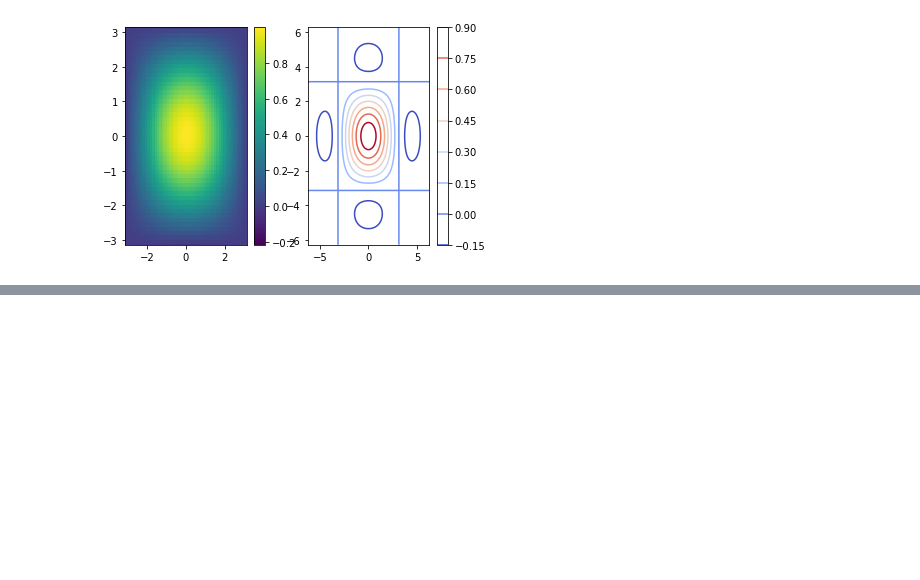
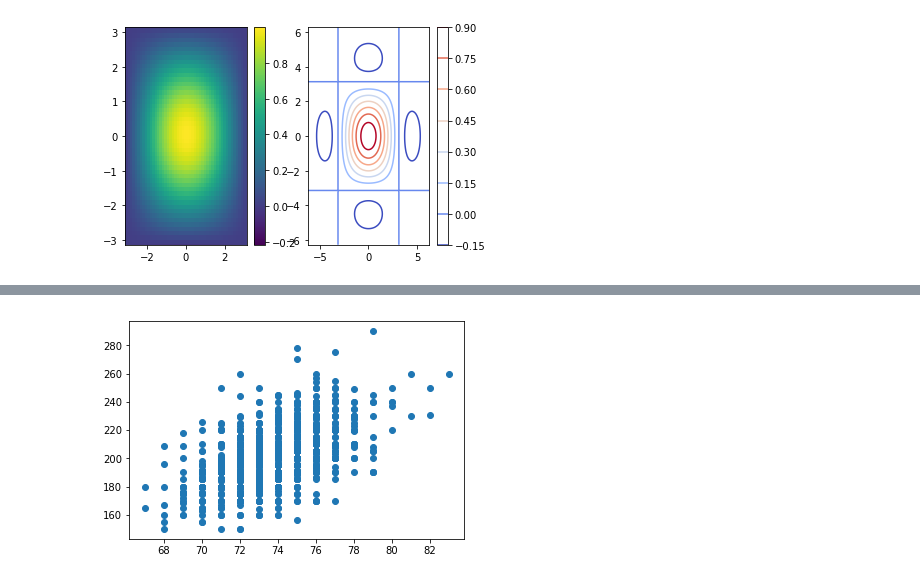
Before and after one commit to ariboyarsky/BootCamp2018, a Jupyter notebook: ProbSets/Comp/ProbSet2/PSET2.ipynb, the cells around one changed output, grey strips where cells are left out. Saved outputs shown, nothing was run; the diff lists cells and outputs as text; code cells hidden in the pictures; blank space fills up the shorter version.

```diff
--- a/ProbSets/Comp/ProbSet2/PSET2.ipynb
+++ b/ProbSets/Comp/ProbSet2/PSET2.ipynb
@@ -111,0 +159,7 @@ plt.show()
+# %%
+# 3
+dta = np.load("MLB.npy")
+plt.scatter(dta[:,0], dta[:,1])
+plt.show()
+# %% [output]
+[figure, added]
```
Also changed, not shown: parts of 20 cells of this notebook, 1 other file.
